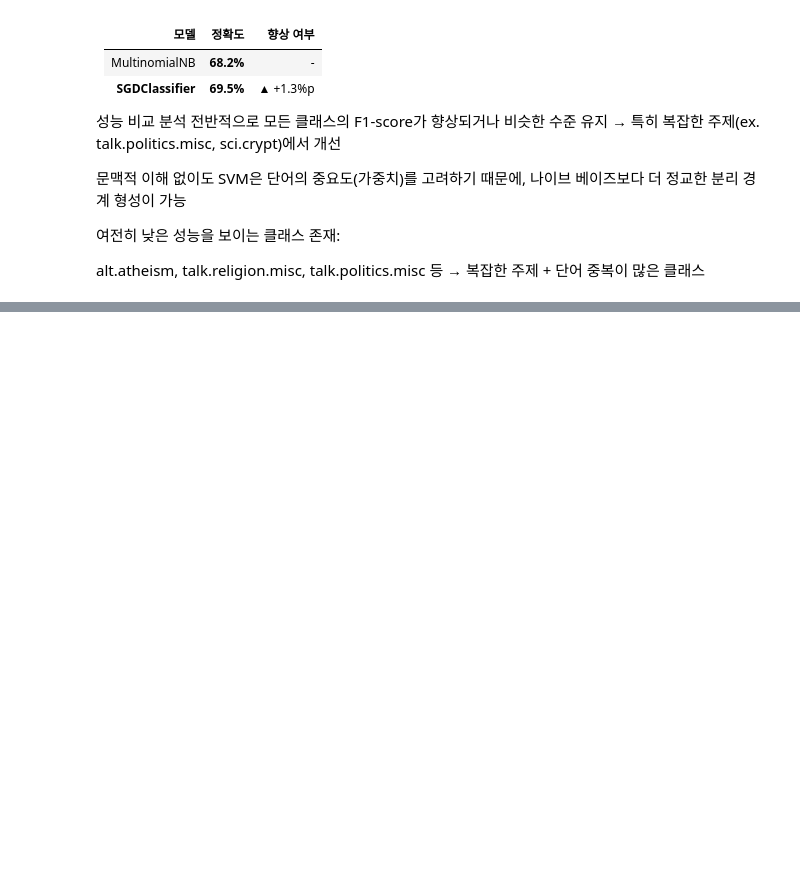
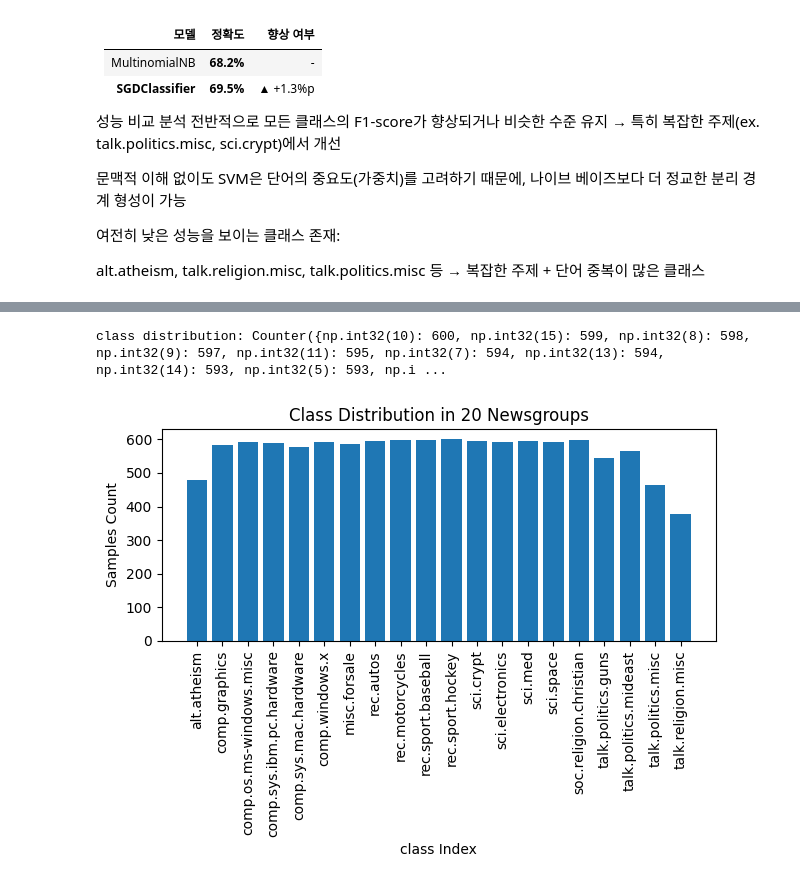
Before and after one commit to MaroChoi/Homework_News_Article_classify, a Jupyter notebook: main.ipynb, the cells around one changed output, grey strips where cells are left out. Cells and saved outputs as stored; diff of their text form; code cells hidden in the pictures; blank space fills up the shorter version.

```diff
--- a/main.ipynb
+++ b/main.ipynb
@@ -258,0 +208,24 @@ ModuleNotFoundError: No module named 'transformers'
+# %%
+# BERT 기반 모델 작성 전, Class Imbalance 문제를 해결하기 위해
+# 조치 방법 1. 클래스 분포 확인 (불균형 여부 확인) --> newsgroups_train.target에서 클래스별 샘플 수 확인
+
+from collections import Counter # Counter 클래스를 사용하여 클래스별 샘플 수를 샐 수 있다.
+import matplotlib.pyplot as plt
+
+# 클래스 분포 확인
+label_counts = Counter(newsgroups_train.target)
+
+# 클래스별 샘플 수 출력
+print("class distribution:", label_counts)
+
+# 클래스별 샘플 수 시각화
+plt.bar(label_counts.keys(), label_counts.values())
+plt.xlabel('class Index')
+plt.ylabel('Samples Count')
+plt.title('Class Distribution in 20 Newsgroups')
+plt.xticks(range(len(label_counts)), newsgroups_train.target_names, rotation=90)
+plt.tight_layout()
+plt.show()
+# %% [output]
+class distribution: Counter({np.int32(10): 600, np.int32(15): 599, np.int32(8): 598, np.int32(9): 597, np.int32(11): 595, np.int32(7): 594, np.int32(13): 594, np.int32(14): 593, np.int32(5): 593, np.i ...
+[figure, added]
```
Also changed, not shown: parts of 7 cells of this notebook, 1 other file.
